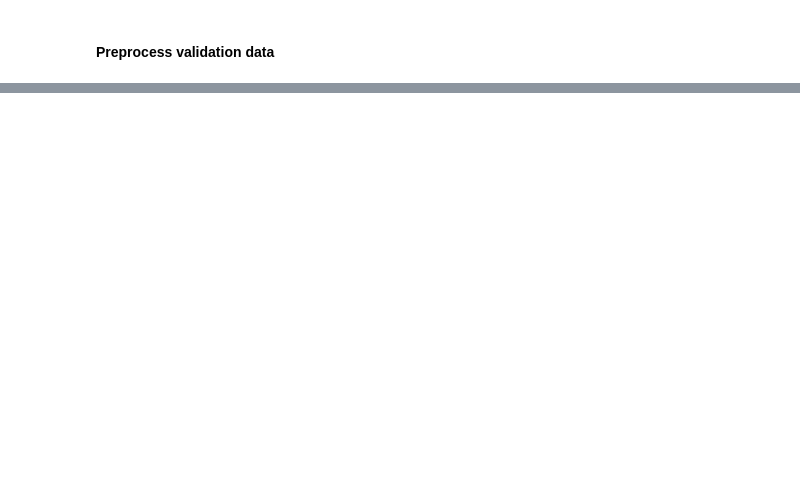
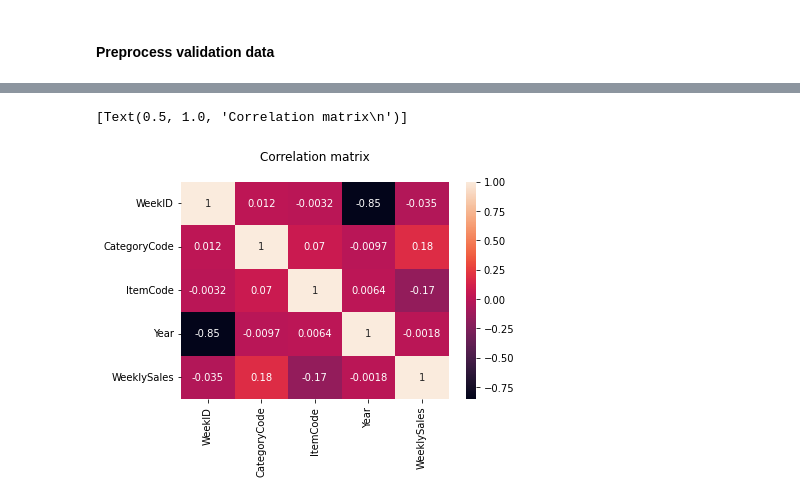
Before and after one commit to nadunys/data-storm-3.0, a Jupyter notebook: 2022-03-27/ds_2.ipynb, the cells around one changed output, grey strips where cells are left out. Saved outputs shown, nothing was run; the diff lists cells and outputs as text; code cells hidden in the pictures; blank space fills up the shorter version.

```diff
--- a/2022-03-27/ds_2.ipynb
+++ b/2022-03-27/ds_2.ipynb
@@ -104,0 +190,6 @@ validation_data['CategoryCode'] = validation_data['CategoryCode'].apply(get_cate
+# %%
+hm = sns.heatmap(train_grp_by_week.corr(), annot = True)
+hm.set(title = "Correlation matrix\n")
+# %% [output]
+[Text(0.5, 1.0, 'Correlation matrix\n')]
+[figure, added]
```
Also changed, not shown: parts of 35 cells of this notebook.
